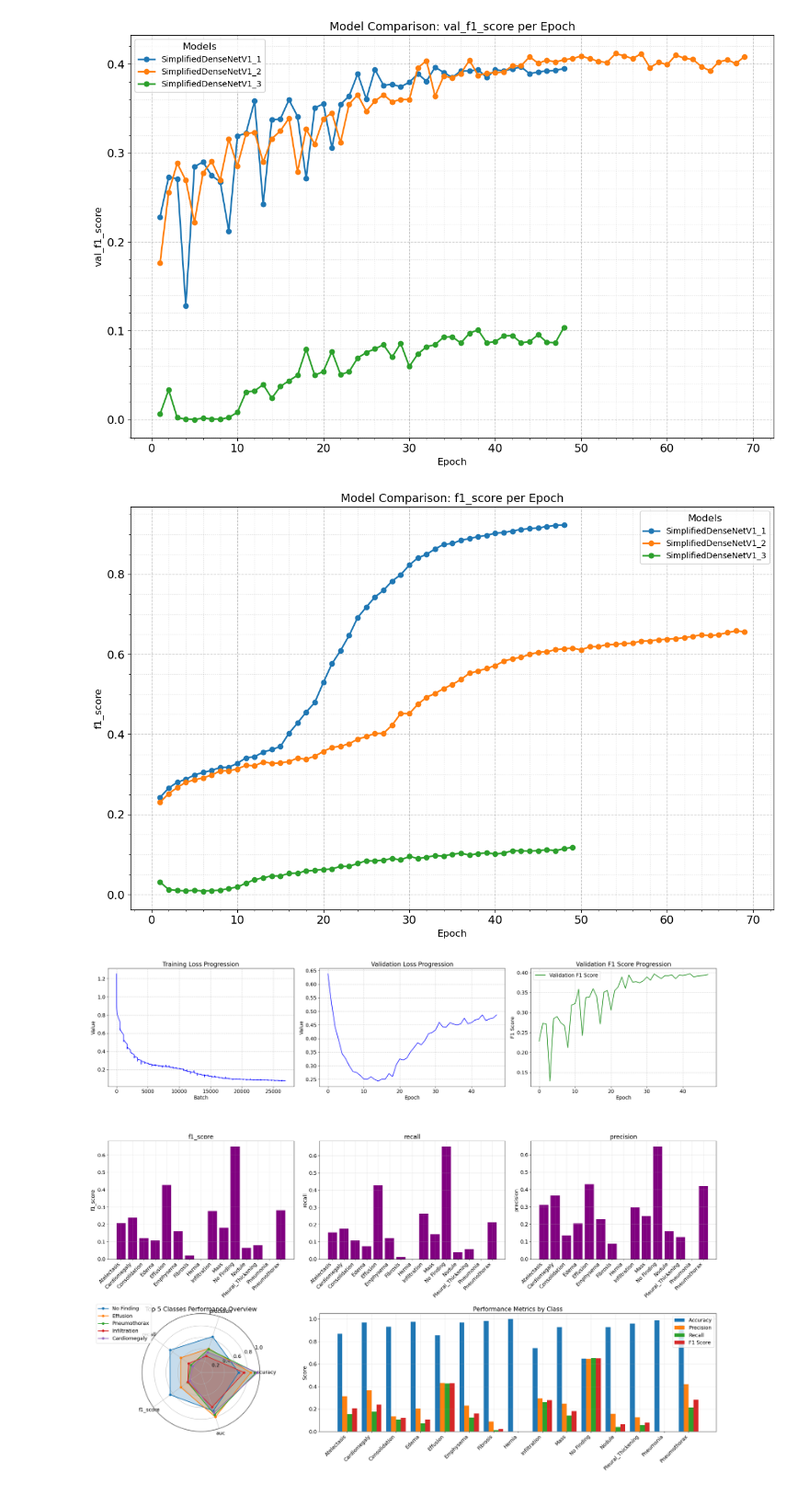
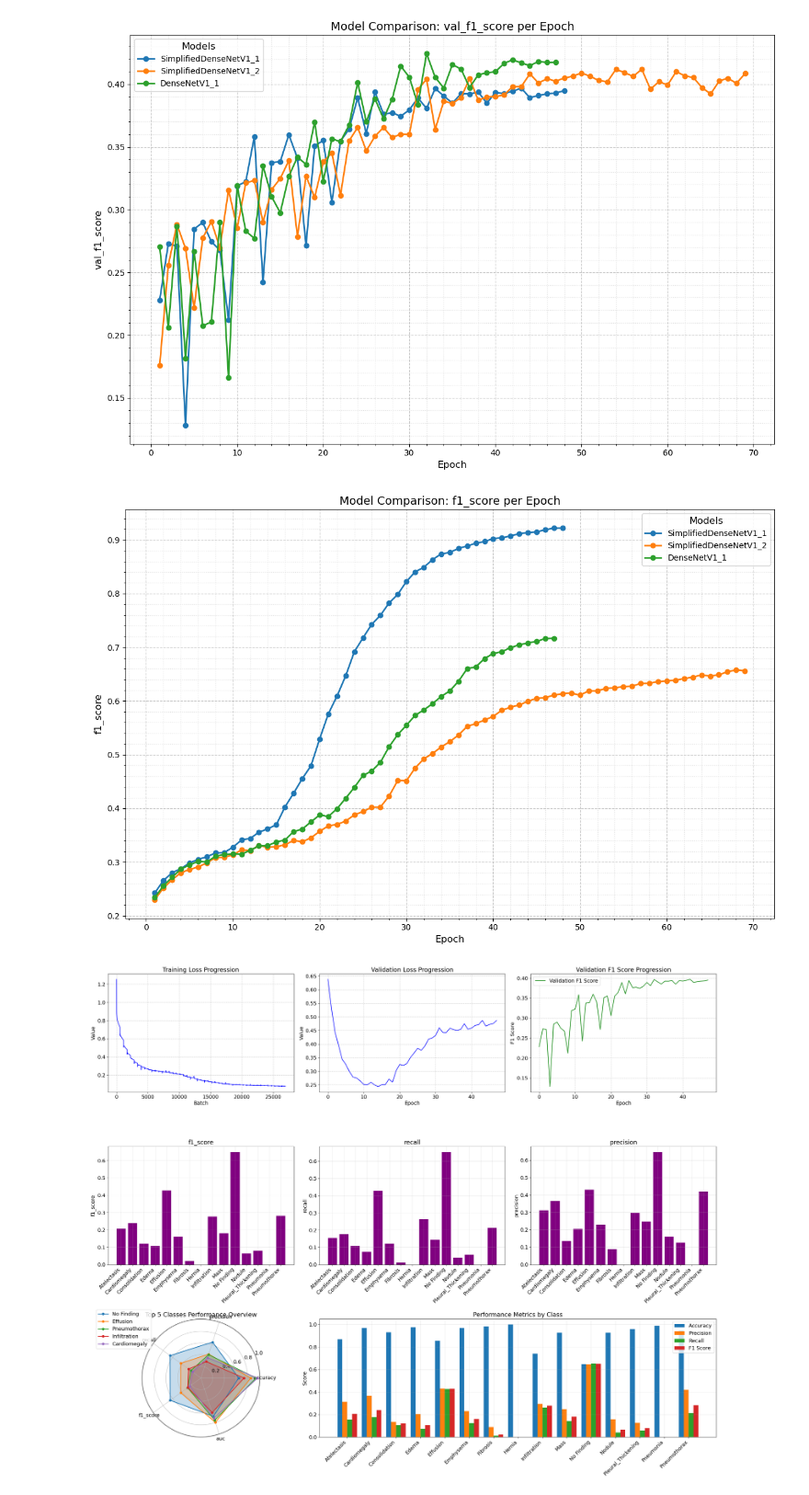
Before and after one commit to Argonus/codebook, a Jupyter notebook: studies/bachelor-thesis/notebooks/evaluation/SimplifiedDenseNet.ipynb, the cells around one changed output. Shown at 92% size. Saved outputs shown, nothing was run; the diff lists cells and outputs as text; code cells hidden in the pictures.

Commit message:
[BT] Finish DenseNetV1_1
ss d1

```diff
--- a/studies/bachelor-thesis/notebooks/evaluation/SimplifiedDenseNet.ipynb
+++ b/studies/bachelor-thesis/notebooks/evaluation/SimplifiedDenseNet.ipynb
@@ -4,14 +4,14 @@ from src.visualization.metrics_visualization import plot_metric_comparison
 from src.visualization.model_visualization import plot_combined_analysis
 # %%
 # Models Comparision
-model_names = ['SimplifiedDenseNetV1_1', 'SimplifiedDenseNetV1_2', 'SimplifiedDenseNetV1_3']
+model_names = ['SimplifiedDenseNetV1_1', 'SimplifiedDenseNetV1_2', 'DenseNetV1_1']
 plot_metric_comparison(MODELS_PATH, model_names, 'val_metrics.csv', 'val_f1_score')
 # %% [output]
-[figure, old version]
+[figure, new version]
 # %%
 plot_metric_comparison(MODELS_PATH, model_names, 'train_metrics.csv', 'f1_score')
 # %% [output]
-[figure, old version]
+[figure, new version]
 # %%
 plot_combined_analysis(MODELS_PATH, 'SimplifiedDenseNetV1_1')
 # %% [output]
```
Also changed, not shown: parts of 2 cells of this notebook, 12 other files.
